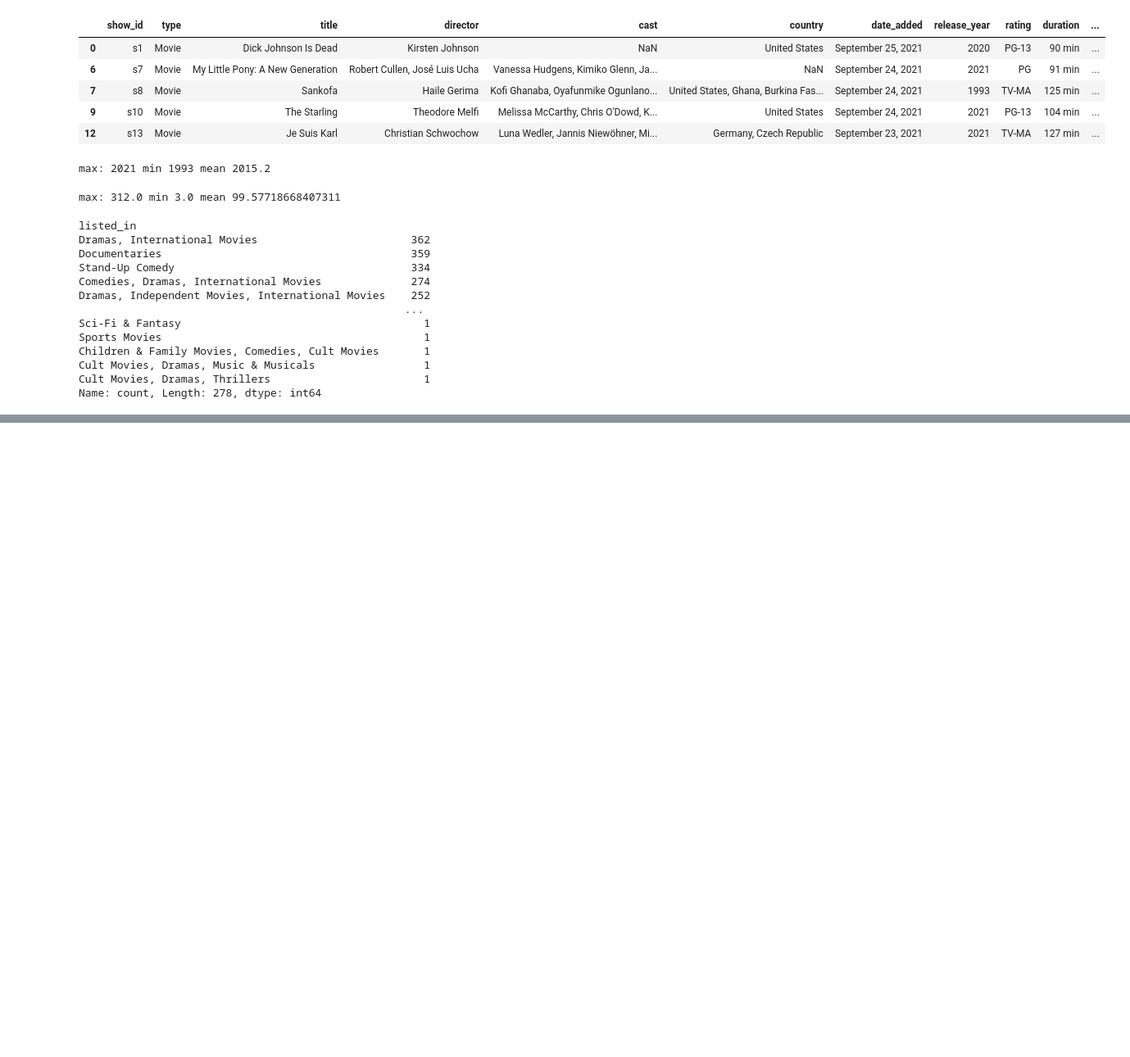
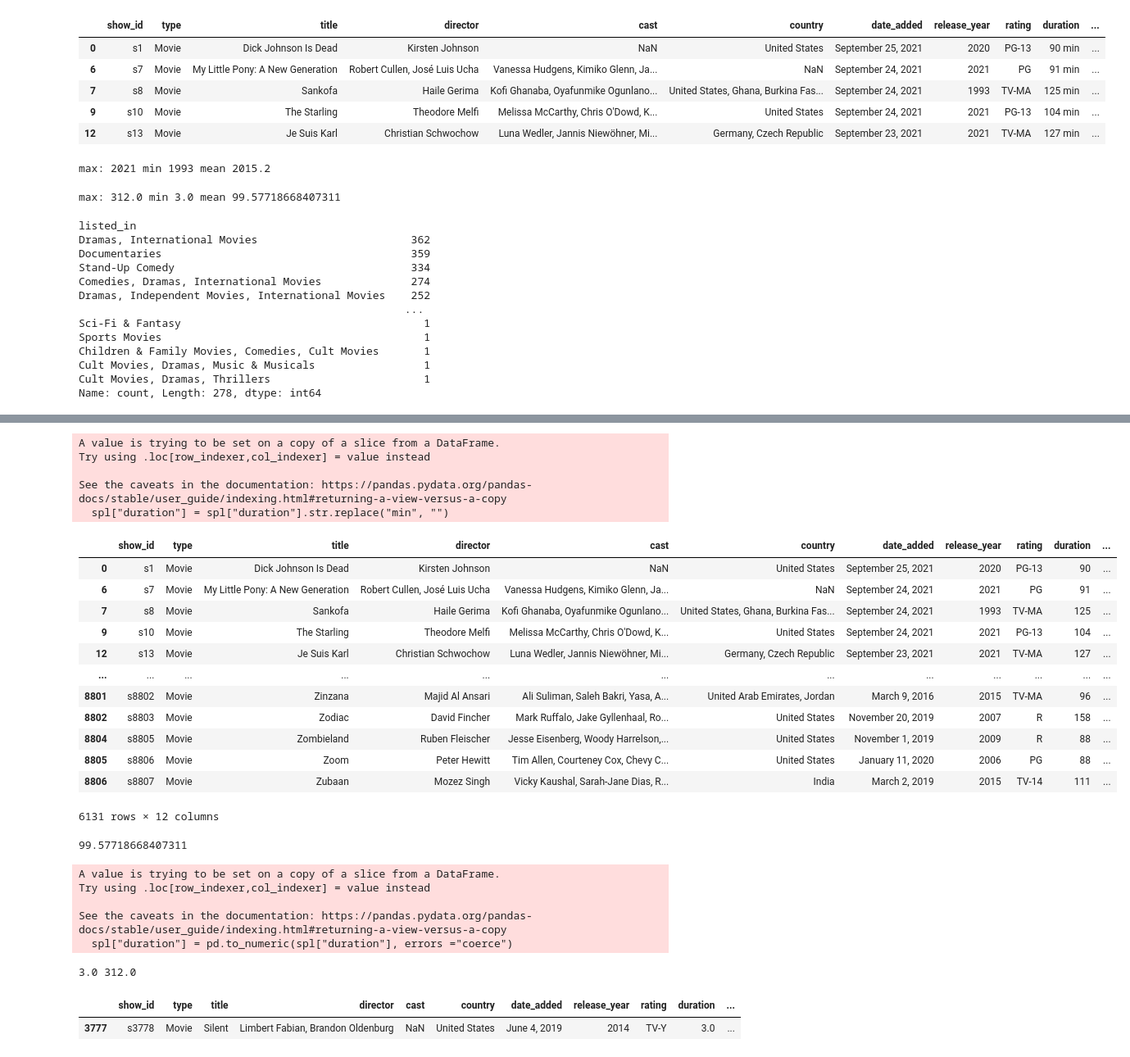
Before and after one commit to TBarnes25/data-science-portfolio, a Jupyter notebook: NetflixTrends/main.ipynb, the cells around one changed output, grey strips where cells are left out. Shown at 82% size. Drawn from its saved outputs; the diff is of its cells as text; code cells hidden in the pictures; blank space fills up the shorter version.

```diff
--- a/NetflixTrends/main.ipynb
+++ b/NetflixTrends/main.ipynb
@@ -86,0 +215,42 @@ Name: count, dtype: int64
+# %%
+# calculate the avergae length of a movie
+spl = df[df["type"] == "Movie"]
+spl["duration"] = spl["duration"].str.replace("min", "")
+display(spl)
+spl["duration"] = pd.to_numeric(spl["duration"], errors ="coerce")
+print(spl["duration"].mean())
+# %% [output]
+A value is trying to be set on a copy of a slice from a DataFrame.
+Try using .loc[row_indexer,col_indexer] = value instead
+
+See the caveats in the documentation: https://pandas.pydata.org/pandas-docs/stable/user_guide/indexing.html#returning-a-view-versus-a-copy
+  spl["duration"] = spl["duration"].str.replace("min", "")
+|  | show_id | type | title | director | cast | country | date_added | release_year | rating | duration | ... |
+| 0 | s1 | Movie | Dick Johnson Is Dead | Kirsten Johnson | NaN | United States | September 25, 2021 | 2020 | PG-13 | 90 | ... |
+| 6 | s7 | Movie | My Little Pony: A New Generation | Robert Cullen, José Luis Ucha | Vanessa Hudgens, Kimiko Glenn, Ja... | NaN | September 24, 2021 | 2021 | PG | 91 | ... |
+| 7 | s8 | Movie | Sankofa | Haile Gerima | Kofi Ghanaba, Oyafunmike Ogunlano... | United States, Ghana, Burkina Fas... | September 24, 2021 | 1993 | TV-MA | 125 | ... |
+| 9 | s10 | Movie | The Starling | Theodore Melfi | Melissa McCarthy, Chris O'Dowd, K... | United States | September 24, 2021 | 2021 | PG-13 | 104 | ... |
+| 12 | s13 | Movie | Je Suis Karl | Christian Schwochow | Luna Wedler, Jannis Niewöhner, Mi... | Germany, Czech Republic | September 23, 2021 | 2021 | TV-MA | 127 | ... |
+| ... | ... | ... | ... | ... | ... | ... | ... | ... | ... | ... | ... |
+| 8801 | s8802 | Movie | Zinzana | Majid Al Ansari | Ali Suliman, Saleh Bakri, Yasa, A... | United Arab Emirates, Jordan | March 9, 2016 | 2015 | TV-MA | 96 | ... |
+| 8802 | s8803 | Movie | Zodiac | David Fincher | Mark Ruffalo, Jake Gyllenhaal, Ro... | United States | November 20, 2019 | 2007 | R | 158 | ... |
+| 8804 | s8805 | Movie | Zombieland | Ruben Fleischer | Jesse Eisenberg, Woody Harrelson,... | United States | November 1, 2019 | 2009 | R | 88 | ... |
+| 8805 | s8806 | Movie | Zoom | Peter Hewitt | Tim Allen, Courteney Cox, Chevy C... | United States | January 11, 2020 | 2006 | PG | 88 | ... |
+| 8806 | s8807 | Movie | Zubaan | Mozez Singh | Vicky Kaushal, Sarah-Jane Dias, R... | India | March 2, 2019 | 2015 | TV-14 | 111 | ... |
+6131 rows × 12 columns
+99.57718668407311
+A value is trying to be set on a copy of a slice from a DataFrame.
+Try using .loc[row_indexer,col_indexer] = value instead
+
+See the caveats in the documentation: https://pandas.pydata.org/pandas-docs/stable/user_guide/indexing.html#returning-a-view-versus-a-copy
+  spl["duration"] = pd.to_numeric(spl["duration"], errors ="coerce")
+# %%
+# longest and shortest movies
+min = spl["duration"].min()
+max = spl["duration"].max()
+print(min,max)
+display(spl[spl["duration"]==3.0])
+# %% [output]
+3.0 312.0
+|  | show_id | type | title | director | cast | country | date_added | release_year | rating | duration | ... |
+| 3777 | s3778 | Movie | Silent | Limbert Fabian, Brandon Oldenburg | NaN | United States | June 4, 2019 | 2014 | TV-Y | 3.0 | ... |
```
Also changed, not shown: parts of 19 cells of this notebook.
